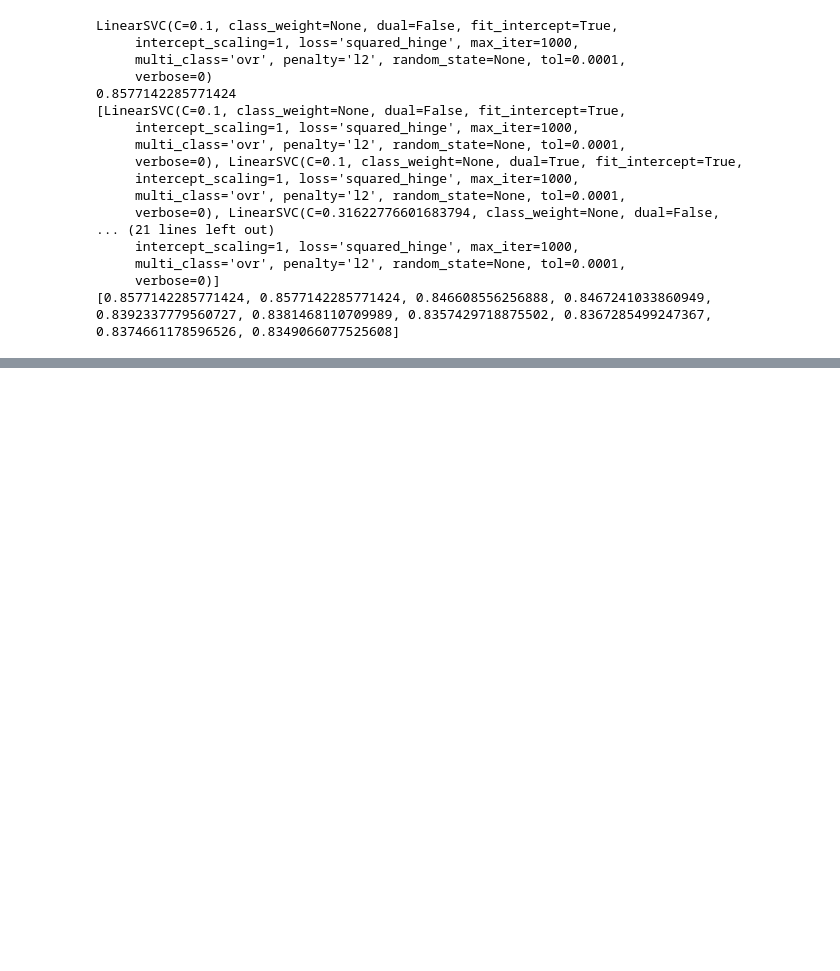
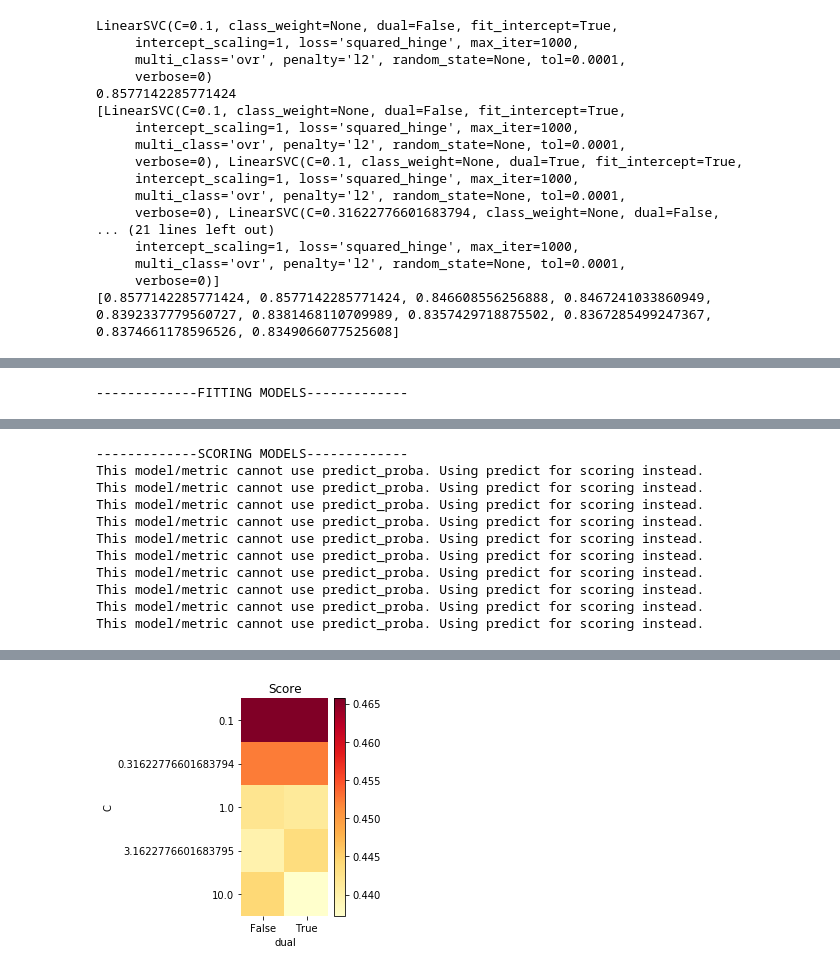
Before and after one commit to yblainm/yelp-baselines, a Jupyter notebook: a3.ipynb, the cells around one changed output, grey strips where cells are left out. Cells and saved outputs as stored; diff of their text form; code cells hidden in the pictures; blank space fills up the shorter version.

```diff
--- a/a3.ipynb
+++ b/a3.ipynb
@@ -316,0 +493,6 @@ best_fbow_tree, best_fbow_tree_score, all_models, all_scores = pf.bestFit(
+# %%
+best_bbow_svc, best_bbow_svc_score_valid, all_models, all_scores = pf.bestFit(
+    LinearSVC, params_svc, yelp_bbow_train_x, yelp_train_y, yelp_bbow_valid_x, yelp_valid_y,
+    metric = lambda y_true, y_score, average=None, sample_weight=None, max_fpr=None: f1_score(y_true, y_score, average='weighted'), n_jobs=1)
+# %% [output]
+-------------FITTING MODELS-------------
@@ -316,0 +509,11 @@ best_fbow_tree, best_fbow_tree_score, all_models, all_scores = pf.bestFit(
+-------------SCORING MODELS-------------
+This model/metric cannot use predict_proba. Using predict for scoring instead.
+This model/metric cannot use predict_proba. Using predict for scoring instead.
+This model/metric cannot use predict_proba. Using predict for scoring instead.
+This model/metric cannot use predict_proba. Using predict for scoring instead.
+This model/metric cannot use predict_proba. Using predict for scoring instead.
+This model/metric cannot use predict_proba. Using predict for scoring instead.
+This model/metric cannot use predict_proba. Using predict for scoring instead.
+This model/metric cannot use predict_proba. Using predict for scoring instead.
+This model/metric cannot use predict_proba. Using predict for scoring instead.
+This model/metric cannot use predict_proba. Using predict for scoring instead.
@@ -316,0 +523 @@ best_fbow_tree, best_fbow_tree_score, all_models, all_scores = pf.bestFit(
+[figure, added]
```
Also changed, not shown: parts of 29 cells of this notebook.
